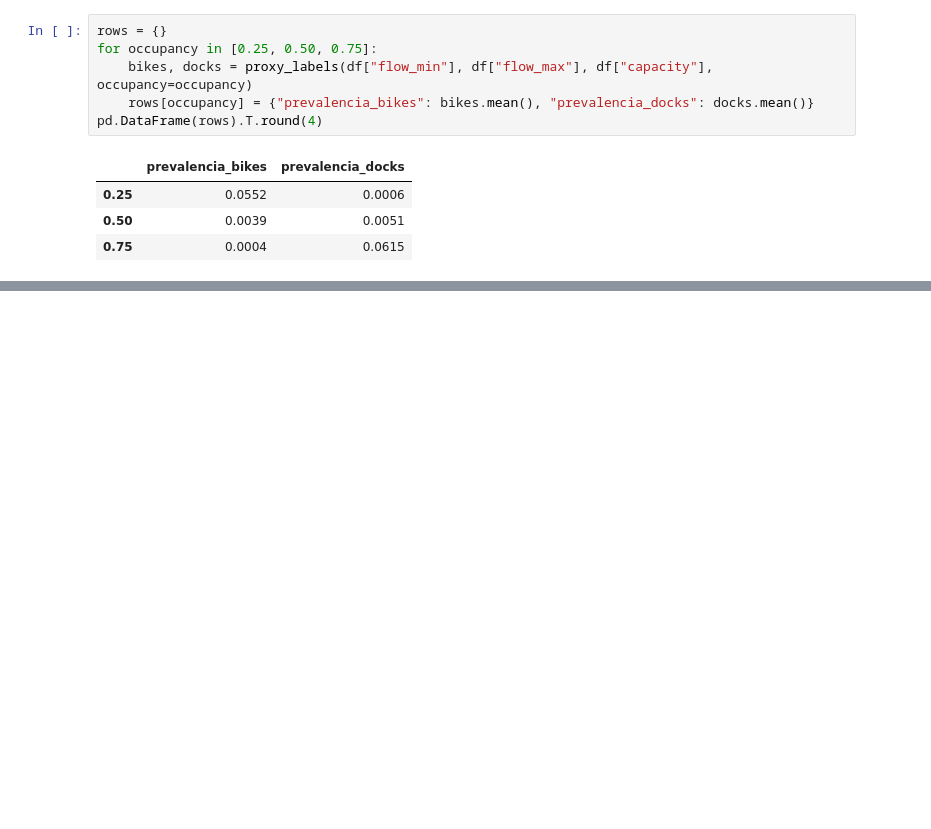
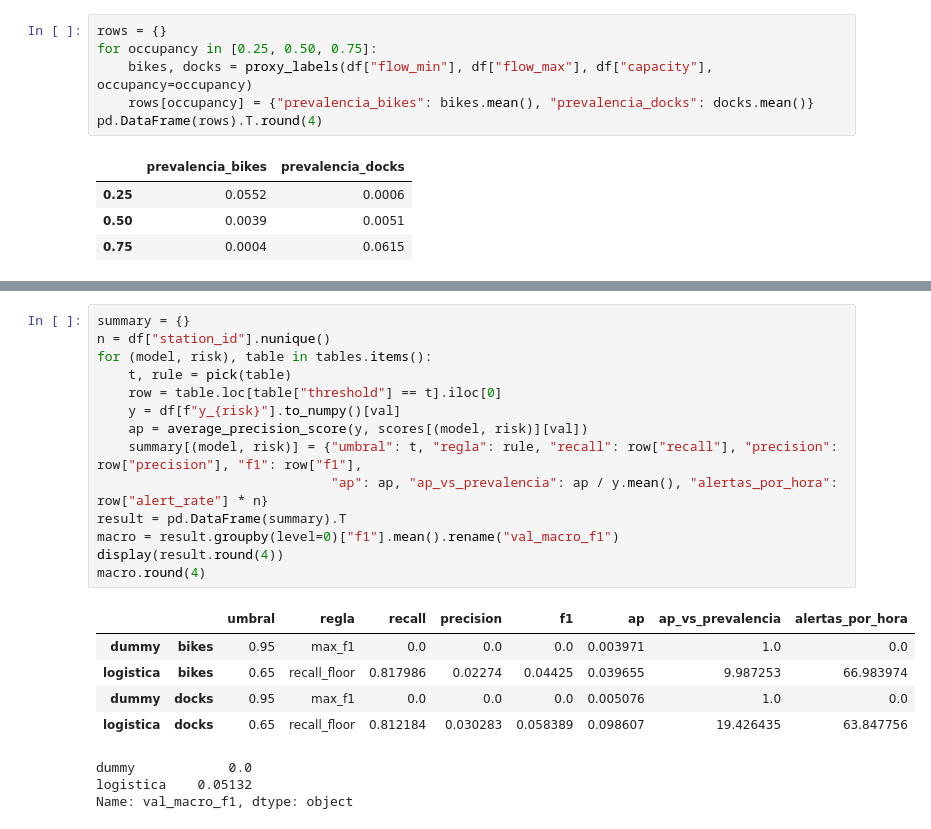
Before and after one commit to makroem/TC5061-Proyecto-Equipo39, a Jupyter notebook: notebooks/1.2-dm-p2-exploracion-riesgo.ipynb, the cells around one changed output, grey strips where cells are left out. Drawn from its saved outputs; the diff is of its cells as text; blank space fills up the shorter version.

```diff
--- a/notebooks/1.2-dm-p2-exploracion-riesgo.ipynb
+++ b/notebooks/1.2-dm-p2-exploracion-riesgo.ipynb
@@ -157,2 +160,25 @@ pd.DataFrame(results).T.round(4)
+# %%
+summary = {}
+n = df["station_id"].nunique()
+for (model, risk), table in tables.items():
+    t, rule = pick(table)
+    row = table.loc[table["threshold"] == t].iloc[0]
+    y = df[f"y_{risk}"].to_numpy()[val]
+    ap = average_precision_score(y, scores[(model, risk)][val])
+    summary[(model, risk)] = {"umbral": t, "regla": rule, "recall": row["recall"], "precision": row["precision"], "f1": row["f1"],
+                              "ap": ap, "ap_vs_prevalencia": ap / y.mean(), "alertas_por_hora": row["alert_rate"] * n}
+result = pd.DataFrame(summary).T
+macro = result.groupby(level=0)["f1"].mean().rename("val_macro_f1")
+display(result.round(4))
+macro.round(4)
+# %% [output]
+|  |  | umbral | regla | recall | precision | f1 | ap | ap_vs_prevalencia | alertas_por_hora |
+| dummy | bikes | 0.95 | max_f1 | 0.0 | 0.0 | 0.0 | 0.003971 | 1.0 | 0.0 |
+| logistica | bikes | 0.65 | recall_floor | 0.817986 | 0.02274 | 0.04425 | 0.039655 | 9.987253 | 66.983974 |
+| dummy | docks | 0.95 | max_f1 | 0.0 | 0.0 | 0.0 | 0.005076 | 1.0 | 0.0 |
+| logistica | docks | 0.65 | recall_floor | 0.812184 | 0.030283 | 0.058389 | 0.098607 | 19.426435 | 63.847756 |
+dummy            0.0
+logistica    0.05132
+Name: val_macro_f1, dtype: object
 # %%
 fig, axes = plt.subplots(1, 2, figsize=(11, 4))
```
Also changed, not shown: parts of 15 cells of this notebook, 6 other files.
